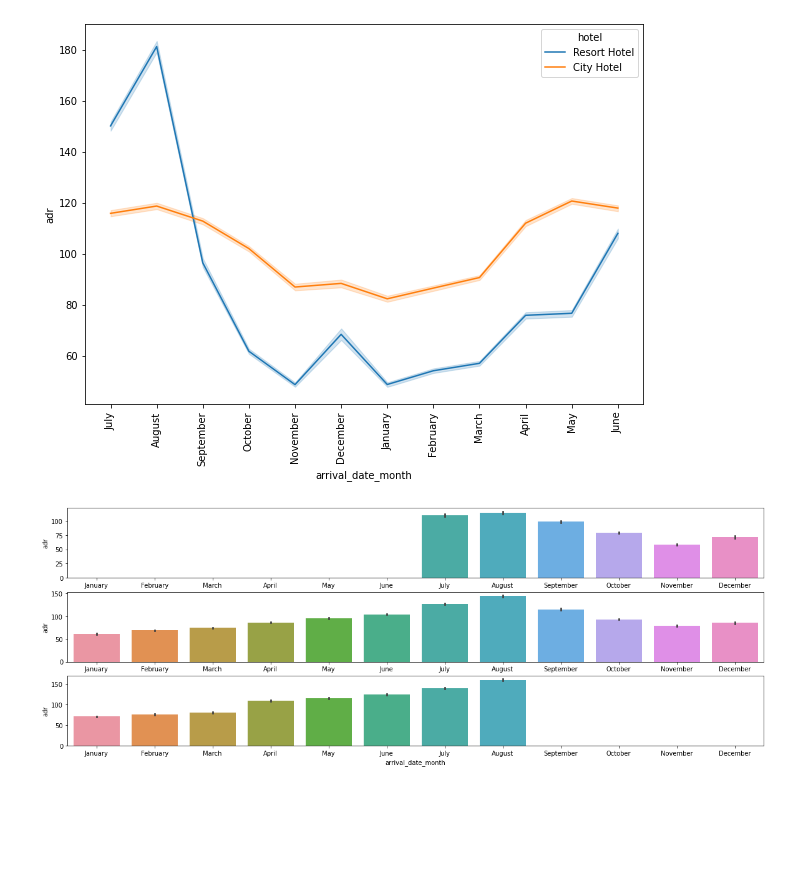
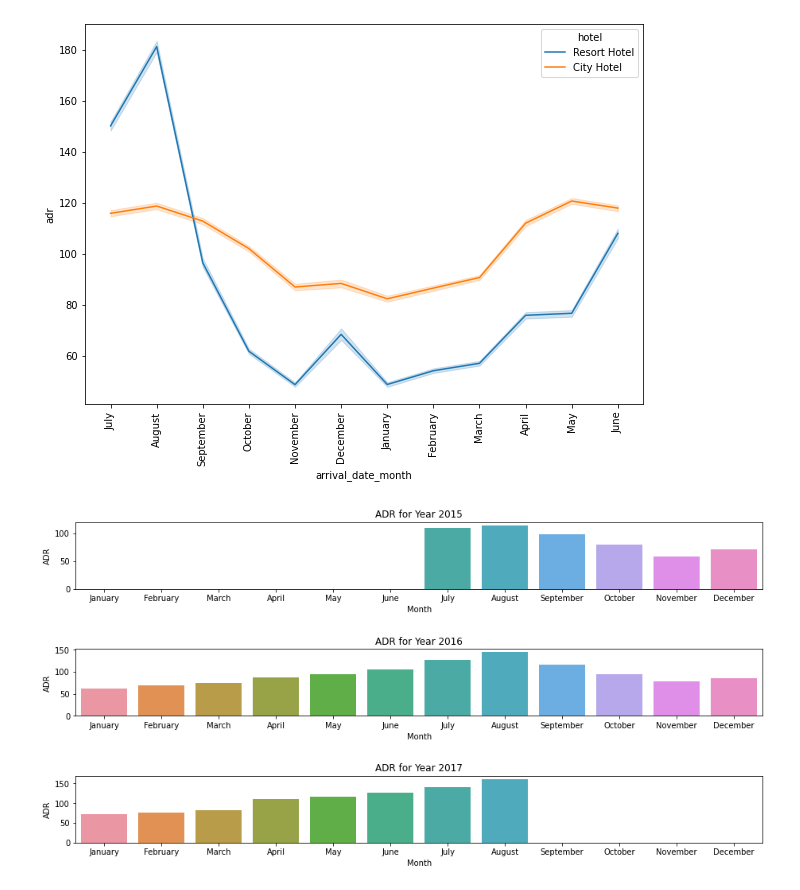
Before and after one commit to V-dit/EDA-hotel-booking-analysis, a Jupyter notebook: Hotel_Booking_Analysis_Final_File.ipynb, the cells around one changed output. Cells and saved outputs as stored; diff of their text form; code cells hidden in the pictures; blank space fills up the shorter version.

```diff
--- a/Hotel_Booking_Analysis_Final_File.ipynb
+++ b/Hotel_Booking_Analysis_Final_File.ipynb
@@ -745,21 +758,30 @@ plt.show()
 # %% [output]
 [figure]
 # %%
-plt.figure(figsize=(20,7))
+plt.figure(figsize=(15,7))
 
 plt.subplot(3,1,1)
 data_2015 = df[df['arrival_date_year'] == 2015]
 data_2015[['arrival_date_year','arrival_date_month', 'adr']]
-adr_2015 = sns.barplot(data = data_2015[['arrival_date_year','arrival_date_month', 'adr']], x = data_2015['arrival_date_month'], y = data_2015['adr'], order = order_months)
+adr_2015 = sns.barplot(data = data_2015[['arrival_date_year','arrival_date_month', 'adr']],
+                       x = data_2015['arrival_date_month'], y = data_2015['adr'],order = order_months,
+                       ci = None).set(title = 'ADR for Year 2015', xlabel ='Month', ylabel ='ADR')
 
 plt.subplot(3,1,2)
 data_2016 = df[df['arrival_date_year'] == 2016]
 data_2016[['arrival_date_year','arrival_date_month', 'adr']]
-adr_2016 = sns.barplot(data = data_2016[['arrival_date_year','arrival_date_month', 'adr']], x = data_2016['arrival_date_month'], y = data_2016['adr'], order = order_months)
+adr_2016 = sns.barplot(data = data_2016[['arrival_date_year','arrival_date_month', 'adr']],
+                       x = data_2016['arrival_date_month'], y = data_2016['adr'], order = order_months,
+                       ci = None).set(title = 'ADR for Year 2016', xlabel ='Month', ylabel ='ADR')
 
 plt.subplot(3,1,3)
 data_2017 = df[df['arrival_date_year'] == 2017]
 data_2017[['arrival_date_year','arrival_date_month', 'adr']]
-adr_2017 = sns.barplot(data = data_2017[['arrival_date_year','arrival_date_month', 'adr']], x = data_2017['arrival_date_month'], y = data_2017['adr'], order = order_months)
+adr_2017 = sns.barplot(data = data_2017[['arrival_date_year','arrival_date_month', 'adr']],
+                       x = data_2017['arrival_date_month'], y = data_2017['adr'], order = order_months,
+                       ci = None).set(title = 'ADR for Year 2017', xlabel ='Month', ylabel ='ADR')
+
+plt.subplots_adjust(left=0.1, bottom=0.1, right=0.9, top=0.9, wspace=0.4, hspace=0.9)
+plt.show()
 # %% [output]
-[figure, old version]
+[figure, new version]
```
Also changed, not shown: parts of 8 cells of this notebook.
